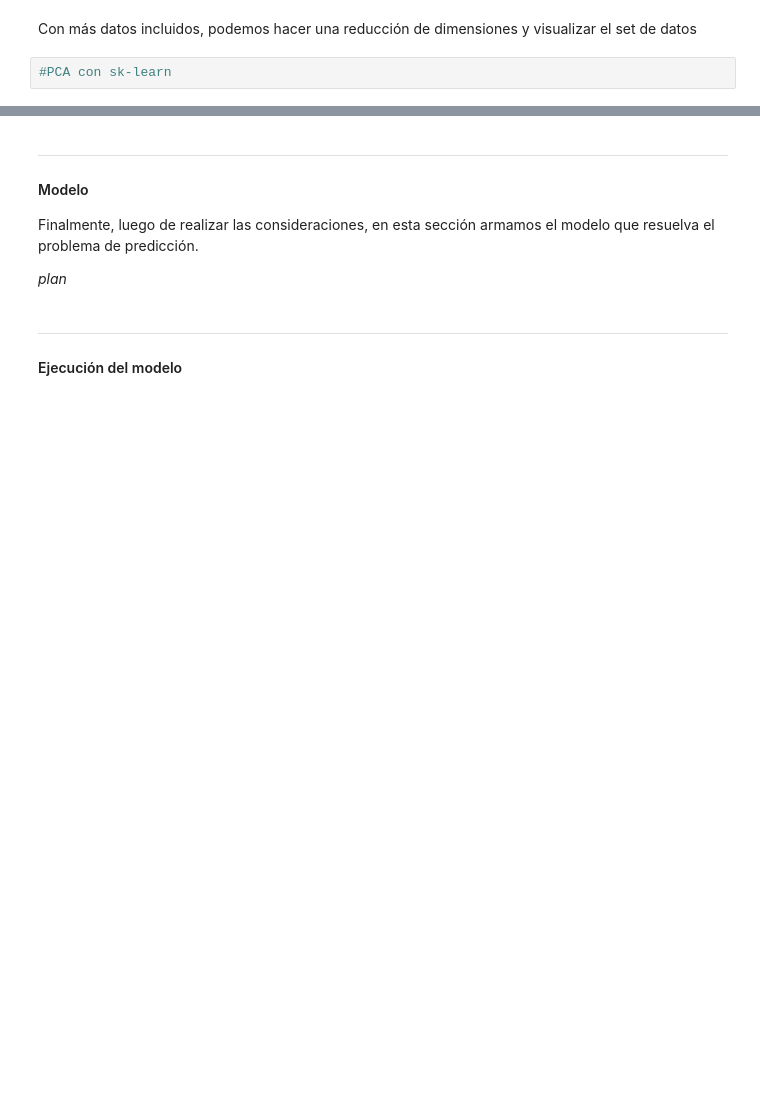
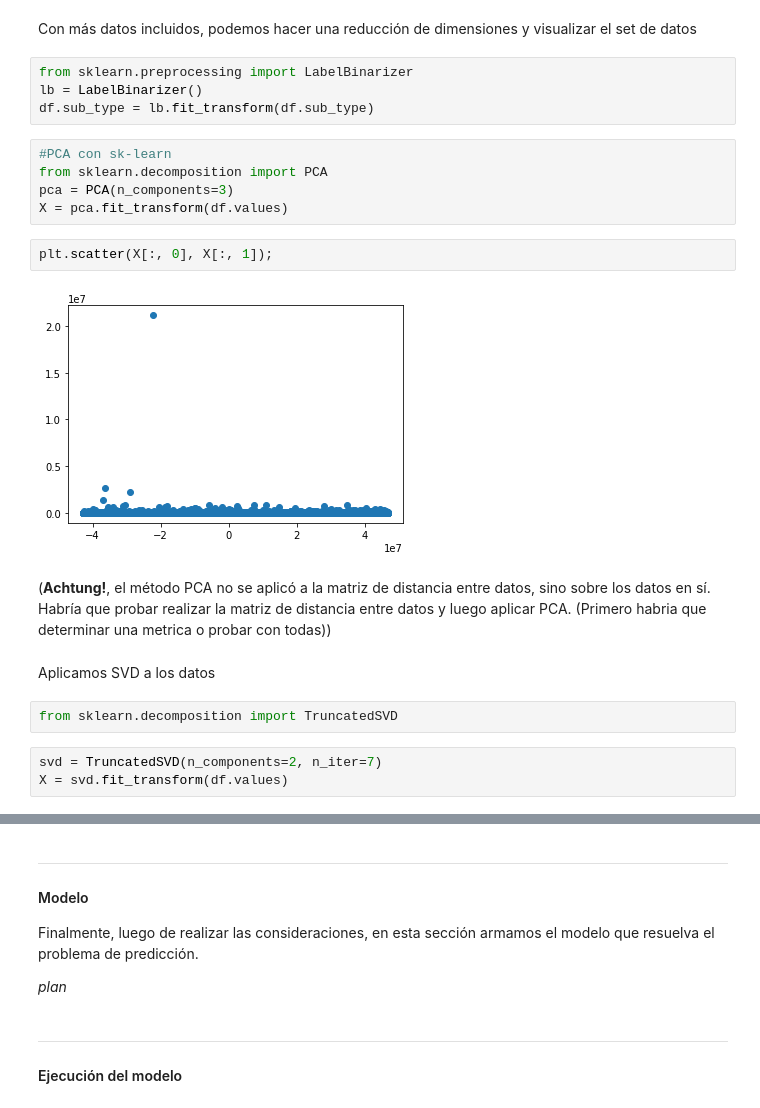
Before and after one commit to frisjon/tp2, a Jupyter notebook: trabajo_practico_2.ipynb, the cells around one changed output, grey strips where cells are left out. Cells and saved outputs as stored; diff of their text form; blank space fills up the shorter version.

```diff
--- a/trabajo_practico_2.ipynb
+++ b/trabajo_practico_2.ipynb
@@ -355,4 +346,24 @@ df.sample(3)
 # %% [markdown]
 Con más datos incluidos, podemos hacer una reducción de dimensiones y visualizar el set de datos
-# %%
-#PCA con sk-learn
+# %%
+from sklearn.preprocessing import LabelBinarizer
+lb = LabelBinarizer()
+df.sub_type = lb.fit_transform(df.sub_type)
+# %%
+#PCA con sk-learn
+from sklearn.decomposition import PCA
+pca = PCA(n_components=3)
+X = pca.fit_transform(df.values)
+# %%
+plt.scatter(X[:, 0], X[:, 1]);
+# %% [output]
+[figure, added]
+# %% [markdown]
+(__Achtung!__, el método PCA no se aplicó a la matriz de distancia entre datos, sino sobre los datos en sí. Habría que probar realizar la matriz de distancia entre datos y luego aplicar PCA. (Primero habria que determinar una metrica o probar con todas))
+# %% [markdown]
+Aplicamos SVD a los datos
+# %%
+from sklearn.decomposition import TruncatedSVD
+# %%
+svd = TruncatedSVD(n_components=2, n_iter=7)
+X = svd.fit_transform(df.values)
```
Also changed, not shown: parts of 18 cells of this notebook.
